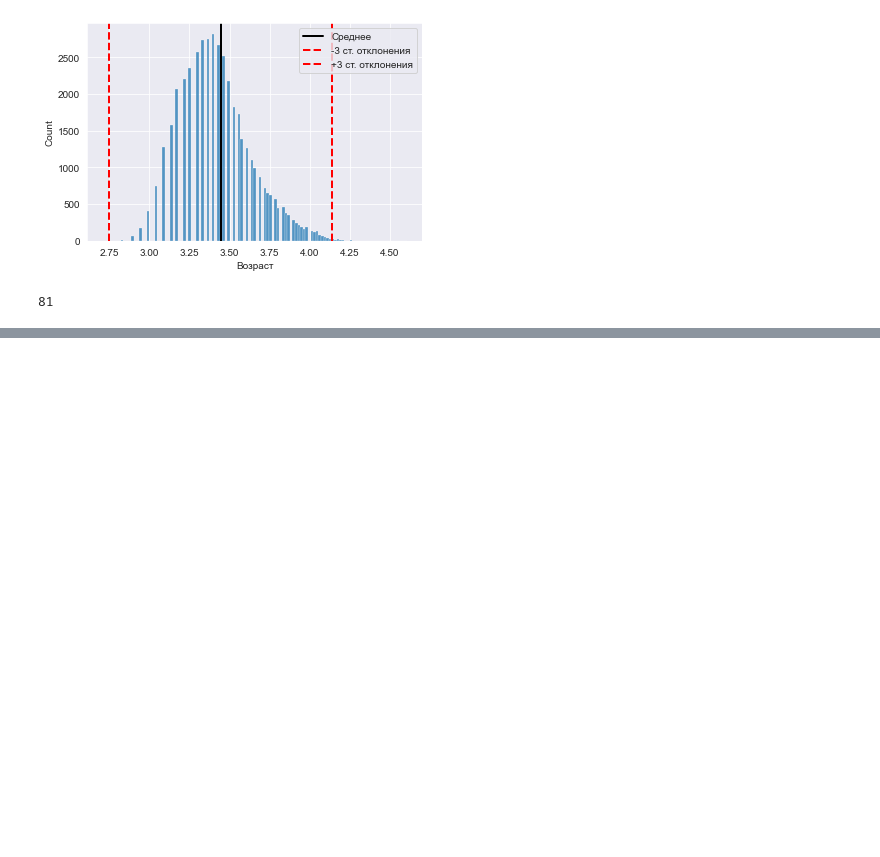
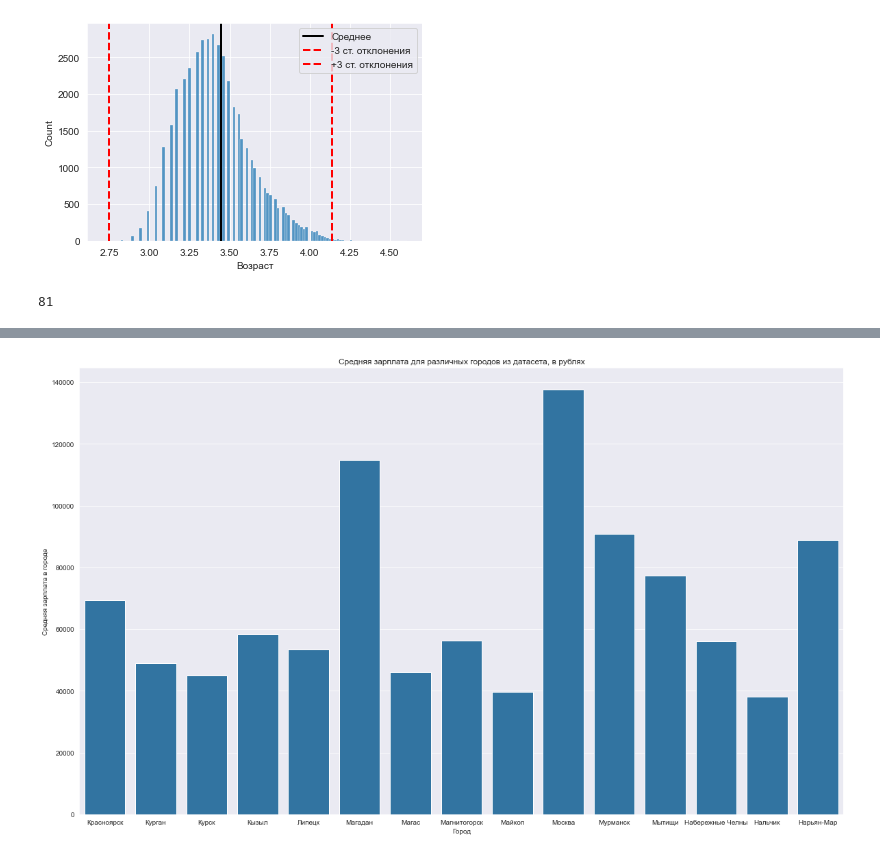
Before and after one commit to vozmo/pro-python-project, a Jupyter notebook: homework_hhru.ipynb, the cells around one changed output, grey strips where cells are left out. Cells and saved outputs as stored; diff of their text form; code cells hidden in the pictures; blank space fills up the shorter version.

```diff
--- a/homework_hhru.ipynb
+++ b/homework_hhru.ipynb
@@ -862,0 +957,4 @@ mask_filter.sum()
+# %%
+plot_hist_for_towns(tmp_mean_salary, 30, 45)
+# %% [output]
+[figure, added]
```
Also changed, not shown: parts of 22 cells of this notebook.
